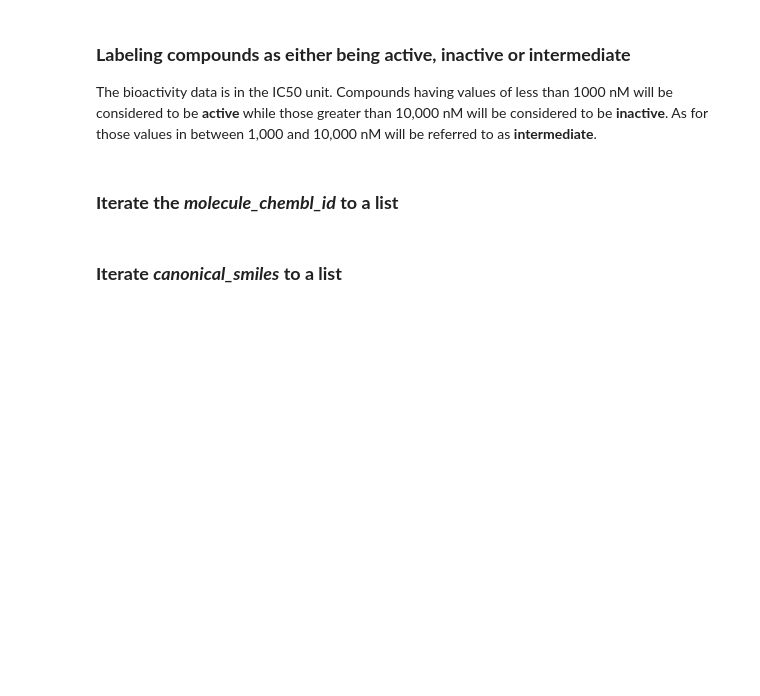
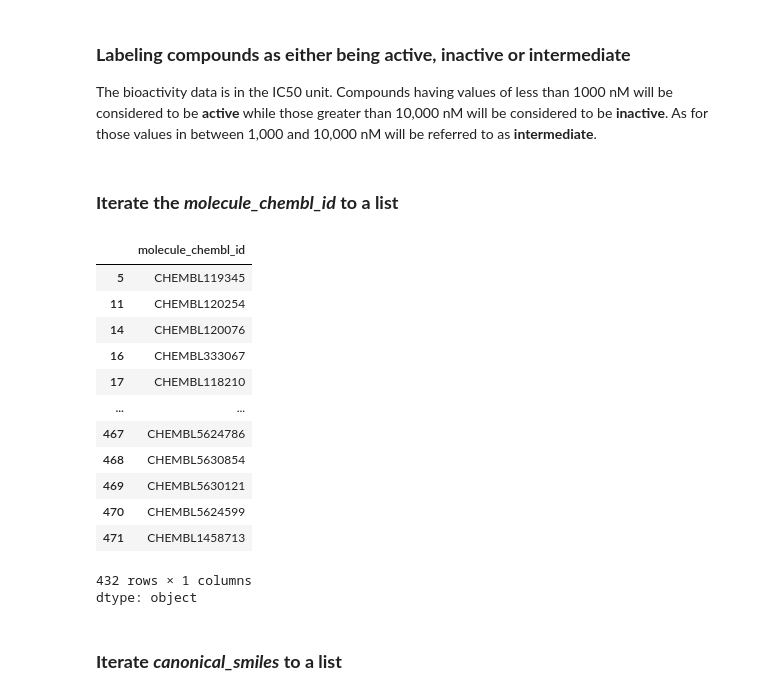
Before and after one commit to Trishund/healthcare-dataset-prediction-modle-, a Jupyter notebook: python/CDD_ML_Part_1_bioactivity_data.ipynb, the cells around one changed output. Cells and saved outputs as stored; diff of their text form; code cells hidden in the pictures; blank space fills up the shorter version.

```diff
--- a/python/CDD_ML_Part_1_bioactivity_data.ipynb
+++ b/python/CDD_ML_Part_1_bioactivity_data.ipynb
@@ -203,6 +216,23 @@ for i in df2.standard_value:
     bioactivity_class.append("intermediate")
 # %% [markdown]
 ### **Iterate the *molecule_chembl_id* to a list**
+# %%
+df2.molecule_chembl_id
+# %% [output]
+|  | molecule_chembl_id |
+| 5 | CHEMBL119345 |
+| 11 | CHEMBL120254 |
+| 14 | CHEMBL120076 |
+| 16 | CHEMBL333067 |
+| 17 | CHEMBL118210 |
+| ... | ... |
+| 467 | CHEMBL5624786 |
+| 468 | CHEMBL5630854 |
+| 469 | CHEMBL5630121 |
+| 470 | CHEMBL5624599 |
+| 471 | CHEMBL1458713 |
+432 rows × 1 columns
+dtype: object
 # %%
 mol_cid = []
 for i in df2.molecule_chembl_id:
```
Also changed, not shown: parts of 9 cells of this notebook.
